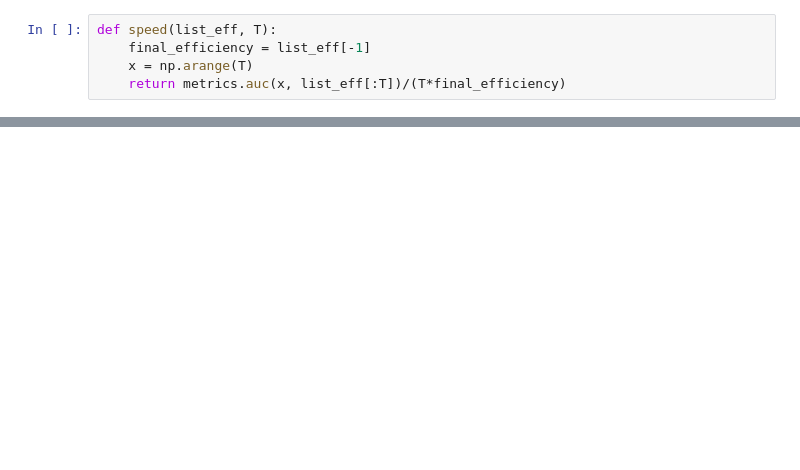
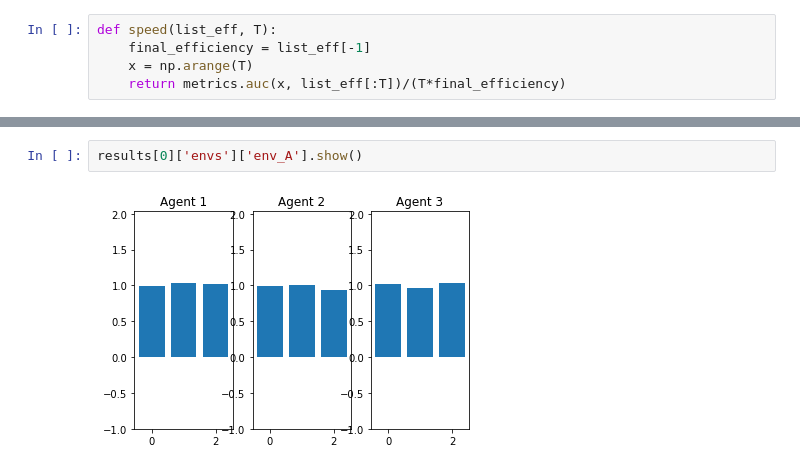
Before and after one commit to tlgleo/sharing_resources, a Jupyter notebook: sharing_resources.ipynb, the cells around one changed output, grey strips where cells are left out. Cells and saved outputs as stored; diff of their text form; blank space fills up the shorter version.

```diff
--- a/sharing_resources.ipynb
+++ b/sharing_resources.ipynb
@@ -805,0 +866,4 @@ for x in output:
+# %%
+results[0]['envs']['env_A'].show()
+# %% [output]
+[figure, added]
```
Also changed, not shown: parts of 38 cells of this notebook.
